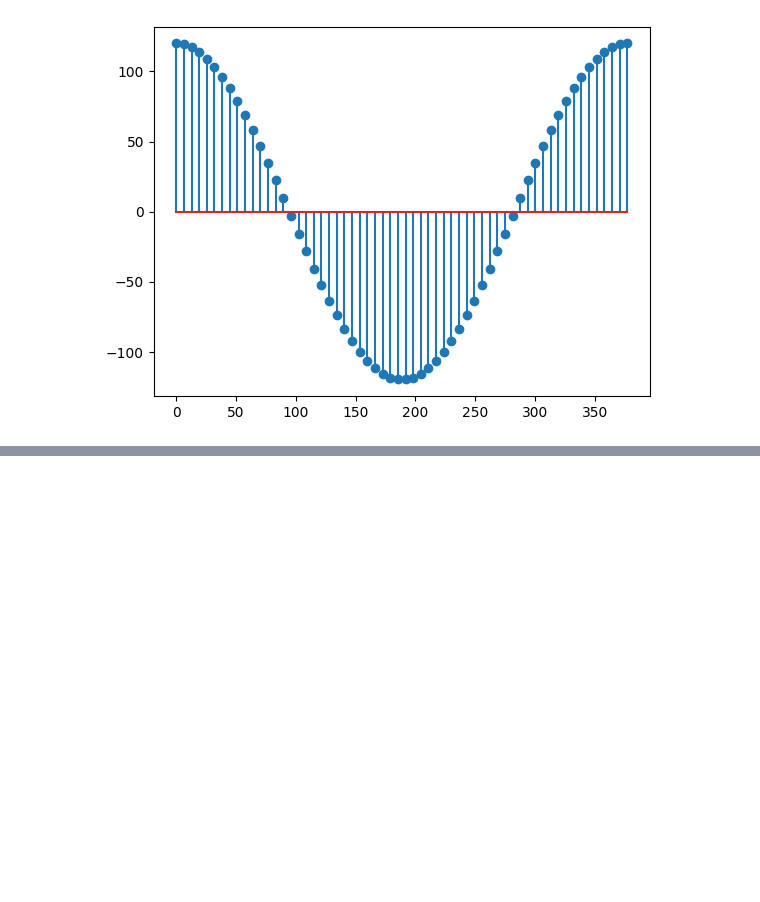
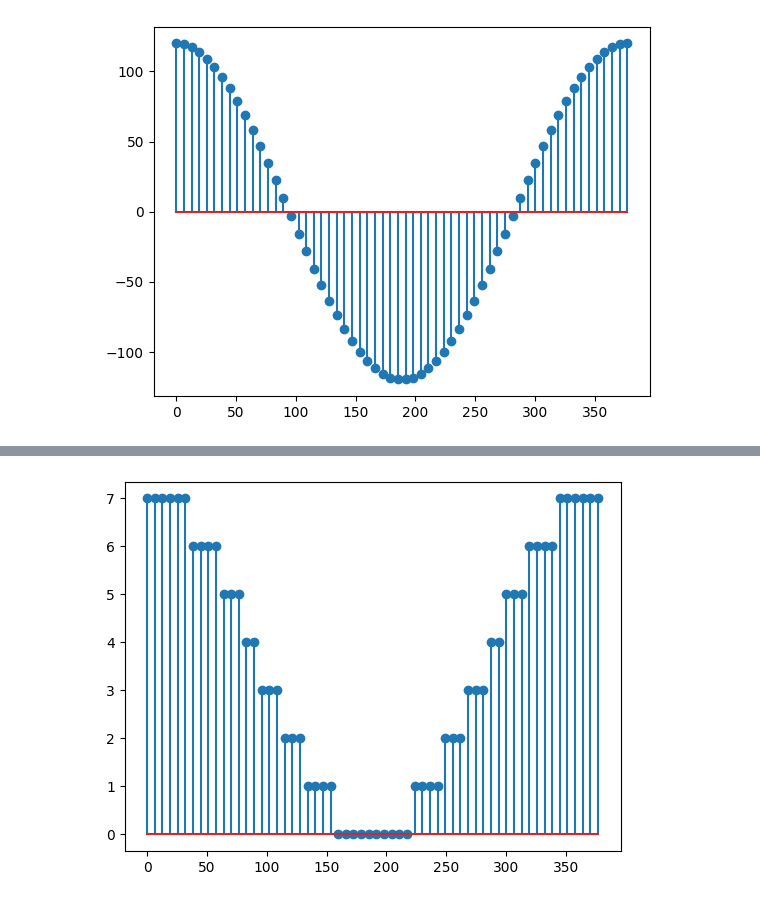
Before and after one commit to crismaque/Se-nales_y_Sistemas_2023_II, a Jupyter notebook: Ejercicios_SenalesSistemas/EJERCICIO_ejemplo1SyS2021.ipynb, the cells around one changed output, grey strips where cells are left out. Cells and saved outputs as stored; diff of their text form; code cells hidden in the pictures; blank space fills up the shorter version.

```diff
--- a/Ejercicios_SenalesSistemas/EJERCICIO_ejemplo1SyS2021.ipynb
+++ b/Ejercicios_SenalesSistemas/EJERCICIO_ejemplo1SyS2021.ipynb
@@ -410,0 +411,16 @@ plt.show()
+# %%
+def senal_digital(bits: int, ymin: int, ymax: int, y: any):
+    states = np.linspace(ymin, ymax, 2**bits)
+    c = cdist(y.reshape(-1, 1), states.reshape(-1, 1))
+    ar = np.argmin(c, axis=1)
+    return ar
+
+ynmin = 0
+ynmax = 10
+
+yv = my_ceropen(y,ymin=0,ymax=10)
+yd = senal_digital(3, ynmin, ynmax, yv)
+plt.stem(x, yd)
+plt.show()
+# %% [output]
+[figure, added]
```
Also changed, not shown: parts of 5 cells of this notebook.
